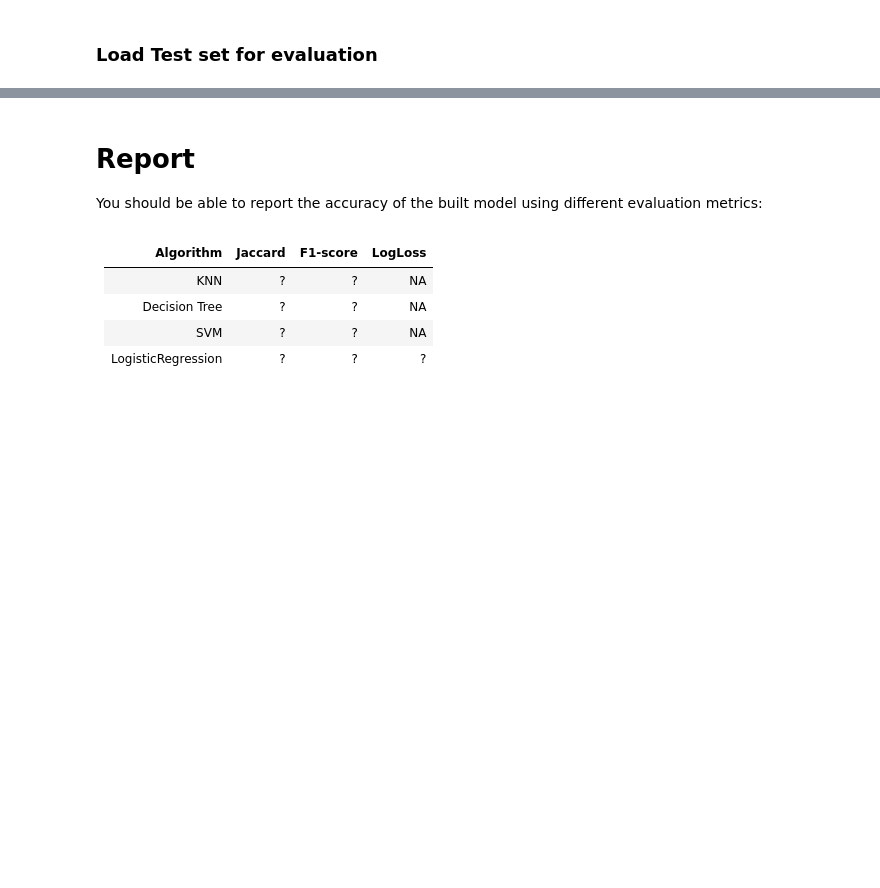
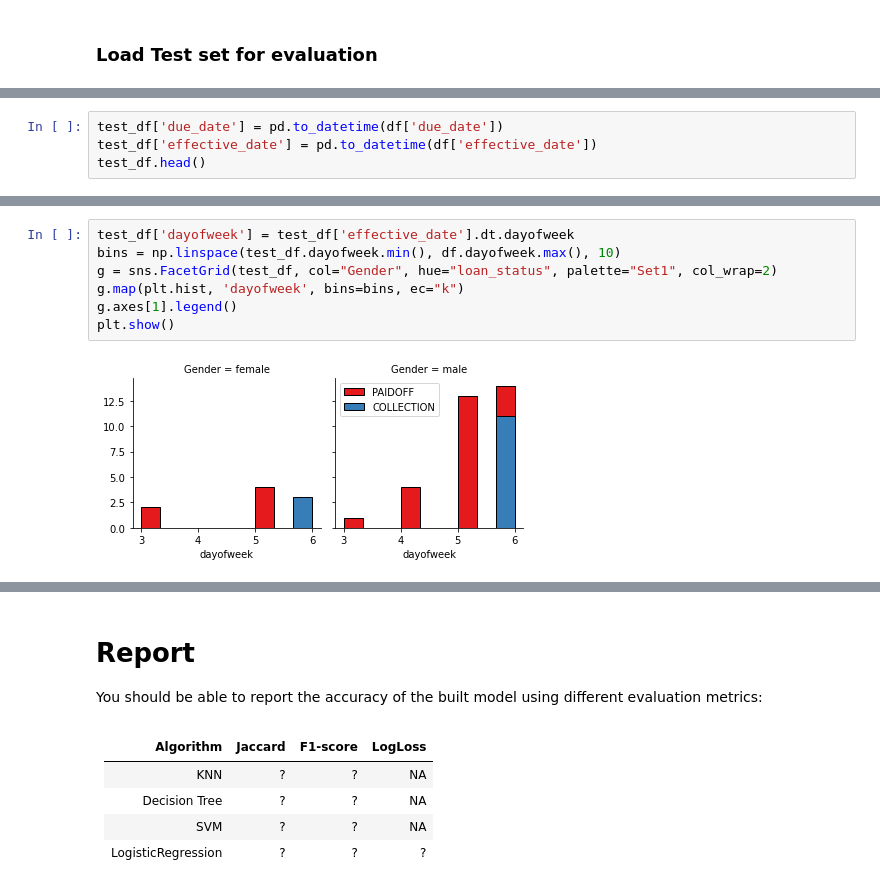
Before and after one commit to sayebms1/coursera_ML_capstone_project, a Jupyter notebook: ML_coursera_capstone.ipynb, the cells around one changed output, grey strips where cells are left out. Cells and saved outputs as stored; diff of their text form; blank space fills up the shorter version.

```diff
--- a/ML_coursera_capstone.ipynb
+++ b/ML_coursera_capstone.ipynb
@@ -439,0 +447,4 @@ test_df.head()
+# %%
+test_df['due_date'] = pd.to_datetime(df['due_date'])
+test_df['effective_date'] = pd.to_datetime(df['effective_date'])
+test_df.head()
@@ -439,0 +458,9 @@ test_df.head()
+# %%
+test_df['dayofweek'] = test_df['effective_date'].dt.dayofweek
+bins = np.linspace(test_df.dayofweek.min(), df.dayofweek.max(), 10)
+g = sns.FacetGrid(test_df, col="Gender", hue="loan_status", palette="Set1", col_wrap=2)
+g.map(plt.hist, 'dayofweek', bins=bins, ec="k")
+g.axes[1].legend()
+plt.show()
+# %% [output]
+[figure, added]
```
Also changed, not shown: parts of 35 cells of this notebook.
